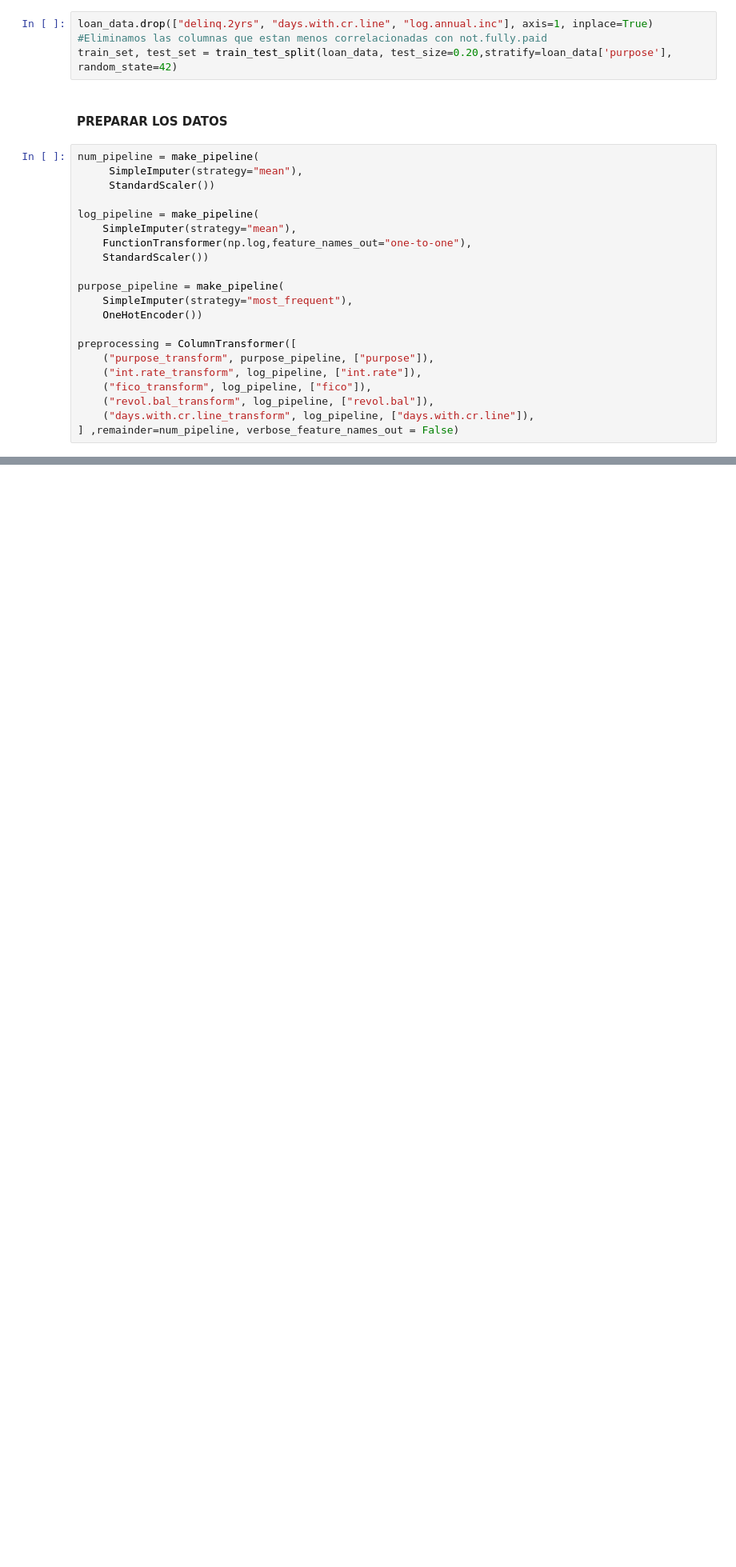
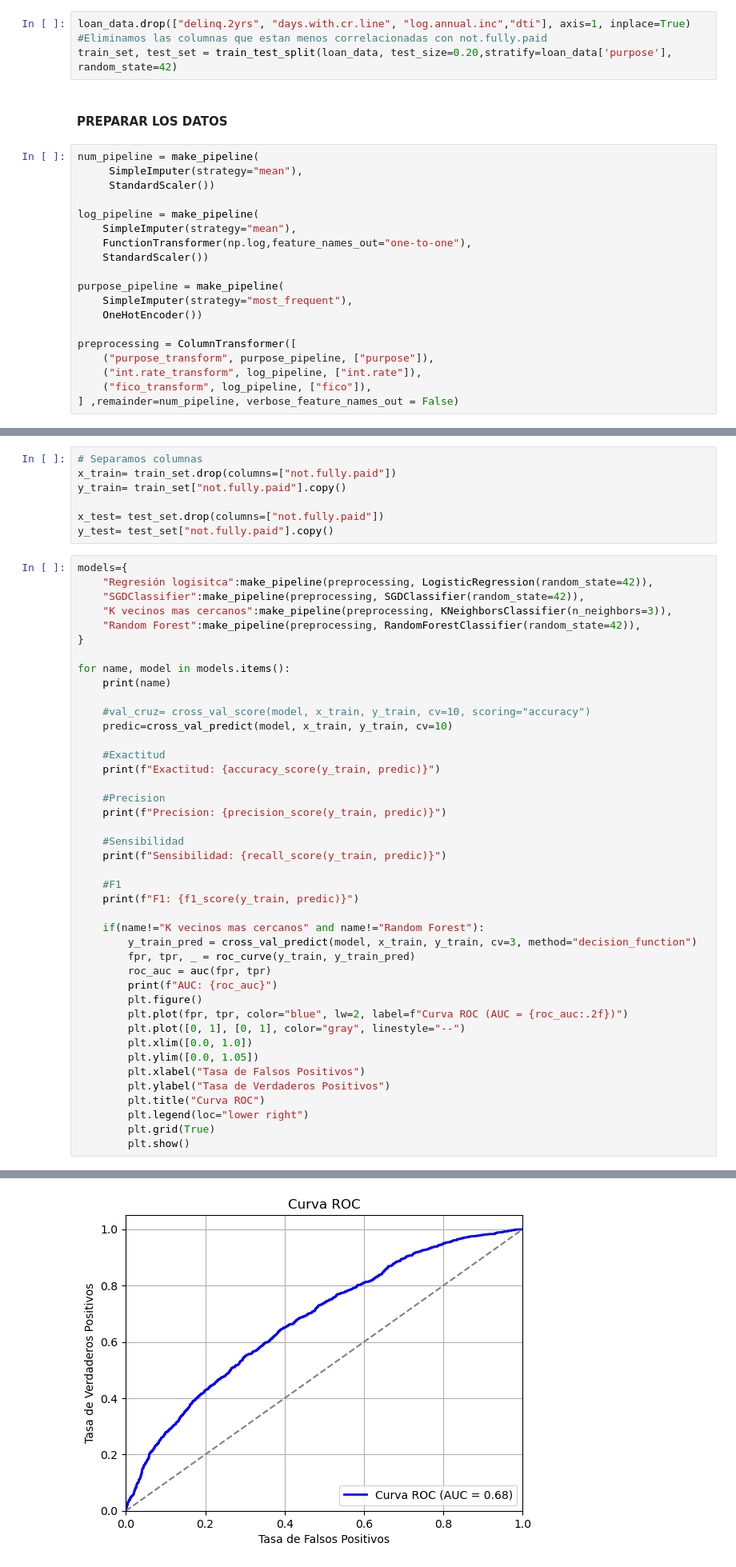
Before and after one commit to jonfdg9/IA, a Jupyter notebook: SAPA/Machine Learning/2_8Ejercicios.ipynb, the cells around one changed output, grey strips where cells are left out. Shown: that part at 80% size. Saved outputs shown, nothing was run; the diff lists cells and outputs as text; blank space fills up the shorter version.

```diff
--- a/SAPA/Machine Learning/2_8Ejercicios.ipynb
+++ b/SAPA/Machine Learning/2_8Ejercicios.ipynb
@@ -146,7 +147,7 @@ corr_matrix.style.background_gradient()
 # %% [markdown]
 #### DIVIDIR LOS DATOS
 # %%
-loan_data.drop(["delinq.2yrs", "days.with.cr.line", "log.annual.inc"], axis=1, inplace=True)
+loan_data.drop(["delinq.2yrs", "days.with.cr.line", "log.annual.inc","dti"], axis=1, inplace=True)
 #Eliminamos las columnas que estan menos correlacionadas con not.fully.paid
 train_set, test_set = train_test_split(loan_data, test_size=0.20,stratify=loan_data['purpose'], random_state=42)
 # %% [markdown]
@@ -169,8 +170,6 @@ preprocessing = ColumnTransformer([
     ("purpose_transform", purpose_pipeline, ["purpose"]),
     ("int.rate_transform", log_pipeline, ["int.rate"]),
     ("fico_transform", log_pipeline, ["fico"]),
-    ("revol.bal_transform", log_pipeline, ["revol.bal"]),
-    ("days.with.cr.line_transform", log_pipeline, ["days.with.cr.line"]),
 ] ,remainder=num_pipeline, verbose_feature_names_out = False)
 # %% [markdown]
 ### ENTRENAMIENTO Y EVALUACIÓN DEL MODELO
@@ -182,3 +181,53 @@ Usa evaluación cruzada con los siguientes algoritmos:
 - Random Forest
 
  y evalua los resultados en el conjunto de entrenamiento con las siguientes métricas: exactitud, prescisión, sensibilidad, f1, curva de roc y área bajo la curva de roc
+# %%
+# Separamos columnas
+x_train= train_set.drop(columns=["not.fully.paid"])
+y_train= train_set["not.fully.paid"].copy()
+
+x_test= test_set.drop(columns=["not.fully.paid"])
+y_test= test_set["not.fully.paid"].copy()
+# %%
+models={
+    "Regresión logisitca":make_pipeline(preprocessing, LogisticRegression(random_state=42)),
+    "SGDClassifier":make_pipeline(preprocessing, SGDClassifier(random_state=42)),
+    "K vecinos mas cercanos":make_pipeline(preprocessing, KNeighborsClassifier(n_neighbors=3)),
+    "Random Forest":make_pipeline(preprocessing, RandomForestClassifier(random_state=42)),
+}
+
+for name, model in models.items():
+    print(name)
+
+    #val_cruz= cross_val_score(model, x_train, y_train, cv=10, scoring="accuracy")
+    predic=cross_val_predict(model, x_train, y_train, cv=10)
+
+    #Exactitud
+    print(f"Exactitud: {accuracy_score(y_train, predic)}")
+
+    #Precision
+    print(f"Precision: {precision_score(y_train, predic)}")
+
+    #Sensibilidad
+    print(f"Sensibilidad: {recall_score(y_train, predic)}")
+
+    #F1
+    print(f"F1: {f1_score(y_train, predic)}")
+
+    if(name!="K vecinos mas cercanos" and name!="Random Forest"):
+        y_train_pred = cross_val_predict(model, x_train, y_train, cv=3, method="decision_function")
+        fpr, tpr, _ = roc_curve(y_train, y_train_pred)
+        roc_auc = auc(fpr, tpr)
+        print(f"AUC: {roc_auc}")
+        plt.figure()
+        plt.plot(fpr, tpr, color="blue", lw=2, label=f"Curva ROC (AUC = {roc_auc:.2f})")
+        plt.plot([0, 1], [0, 1], color="gray", linestyle="--")
+        plt.xlim([0.0, 1.0])
+        plt.ylim([0.0, 1.05])
+        plt.xlabel("Tasa de Falsos Positivos")
+        plt.ylabel("Tasa de Verdaderos Positivos")
+        plt.title("Curva ROC")
+        plt.legend(loc="lower right")
+        plt.grid(True)
+        plt.show()
+# %% [output]
@@ -184,0 +240 @@ Usa evaluación cruzada con los siguientes algoritmos:
+[figure, added]
```
Also changed, not shown: parts of 11 cells of this notebook.
